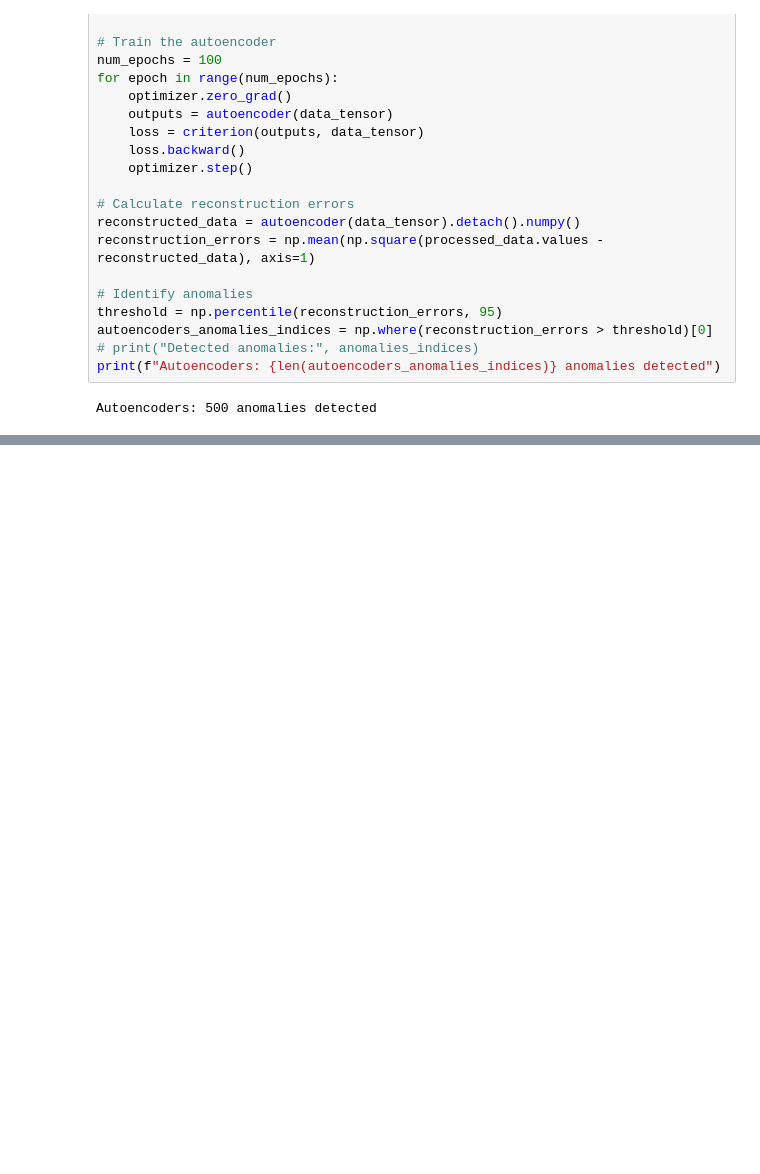
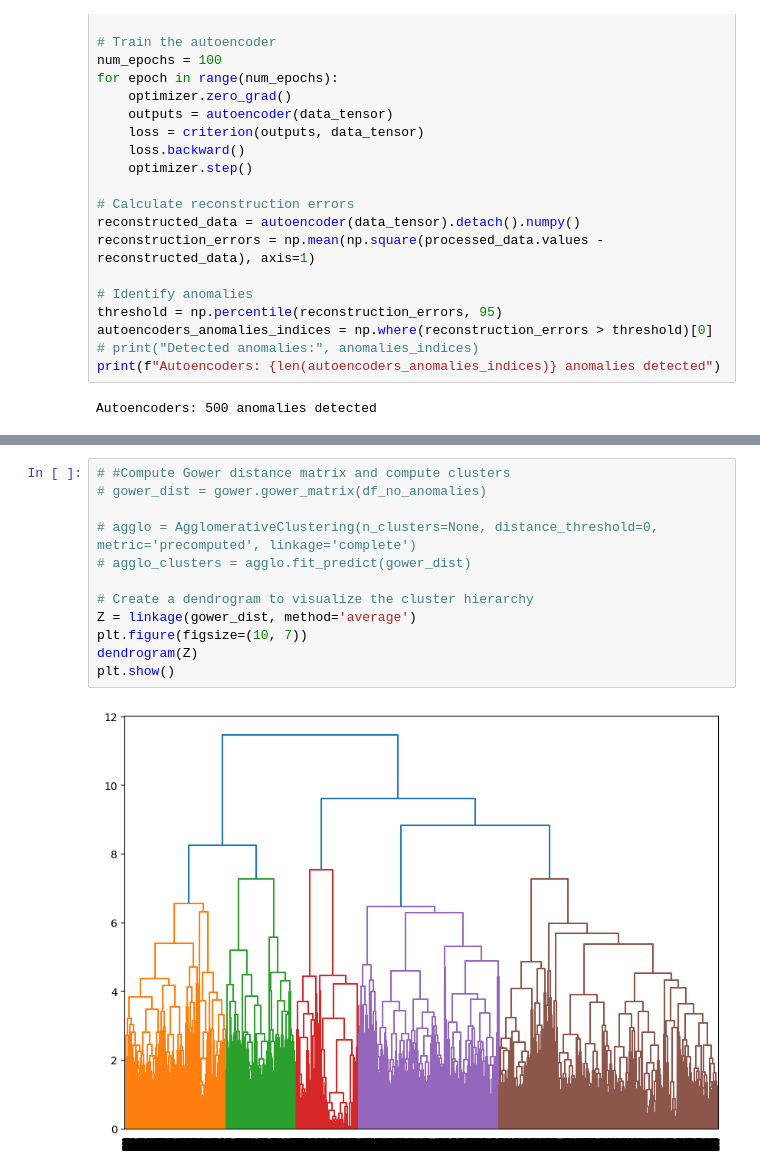
Before and after one commit to renswickd/Dataengine-Tasks, a Jupyter notebook: Task2/Task2-Notebook.ipynb, the cells around one changed output, grey strips where cells are left out. Drawn from its saved outputs; the diff is of its cells as text; blank space fills up the shorter version.

```diff
--- a/Task2/Task2-Notebook.ipynb
+++ b/Task2/Task2-Notebook.ipynb
@@ -371,0 +549,14 @@ Autoencoders: 500 anomalies detected
+# %%
+# #Compute Gower distance matrix and compute clusters
+# gower_dist = gower.gower_matrix(df_no_anomalies)
+
+# agglo = AgglomerativeClustering(n_clusters=None, distance_threshold=0, metric='precomputed', linkage='complete')
+# agglo_clusters = agglo.fit_predict(gower_dist)
+
+# Create a dendrogram to visualize the cluster hierarchy
+Z = linkage(gower_dist, method='average')
+plt.figure(figsize=(10, 7))
+dendrogram(Z)
+plt.show()
+# %% [output]
+[figure, added]
```
Also changed, not shown: parts of 18 cells of this notebook, 2 other files.
